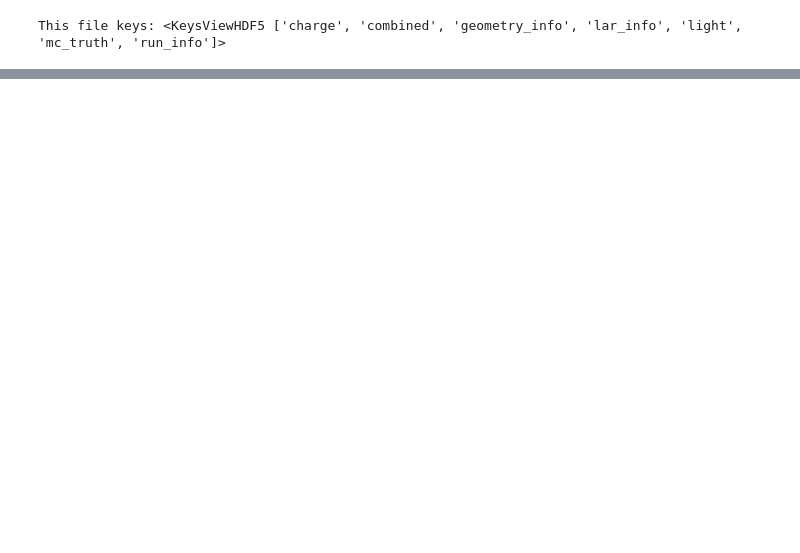
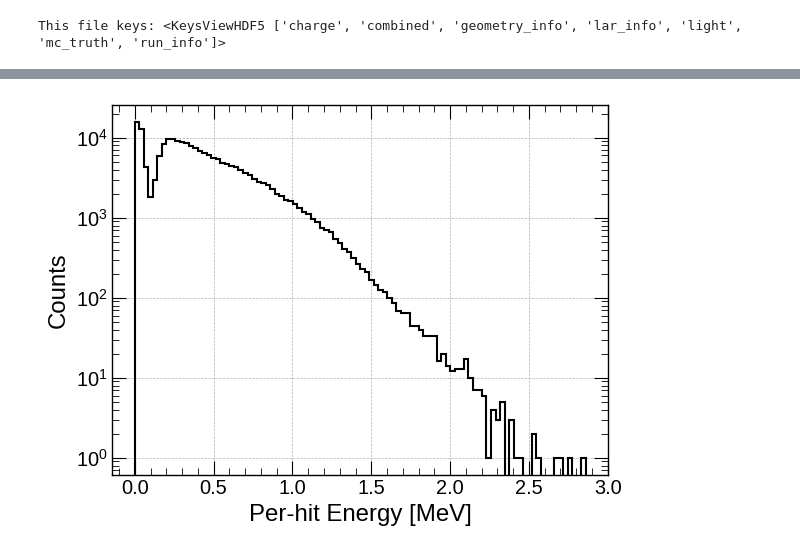
Before and after one commit to lmlepin9/2x2_neutron_sources, a Jupyter notebook: AmBe/simulations/AmBe_neutron_MC_studies_flow.ipynb, the cells around one changed output, grey strips where cells are left out. Cells and saved outputs as stored; diff of their text form; code cells hidden in the pictures; blank space fills up the shorter version.

```diff
--- a/AmBe/simulations/AmBe_neutron_MC_studies_flow.ipynb
+++ b/AmBe/simulations/AmBe_neutron_MC_studies_flow.ipynb
@@ -82,0 +133,5 @@ plt.show()
+# %%
+MC_sample_A = glob.glob("/global/cfs/cdirs/dune/users/lmlepin/2x2_neutron_prod/AmBe_top_mod2_PROD_03-21/FLOW/*.FLOW.hdf5")
+MC_sample_B = glob.glob("/global/cfs/cdirs/dune/users/lmlepin/2x2_neutron_prod/AmBe_top_mod2_PROD_03-21_set_2/FLOW/*.FLOW.hdf5")
+MC_sample_A.extend(MC_sample_B)
+print(f"Number of MC files {len(MC_sample_A)}")
@@ -82,0 +351,9 @@ plt.show()
+# %%
+plt.hist(E_hits,bins=100,histtype='step')
+plt.xlabel('Per-hit Energy [MeV]')
+plt.ylabel('Counts')
+plt.yscale('log')
+plt.grid()
+plt.show()
+# %% [output]
+[figure, added]
```
Also changed, not shown: parts of 19 cells of this notebook.
